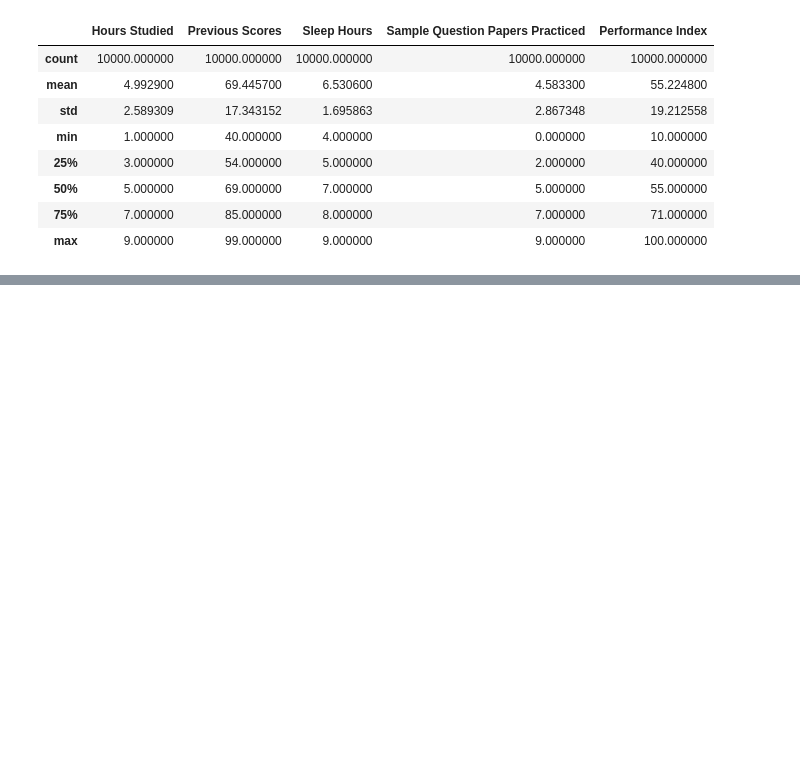
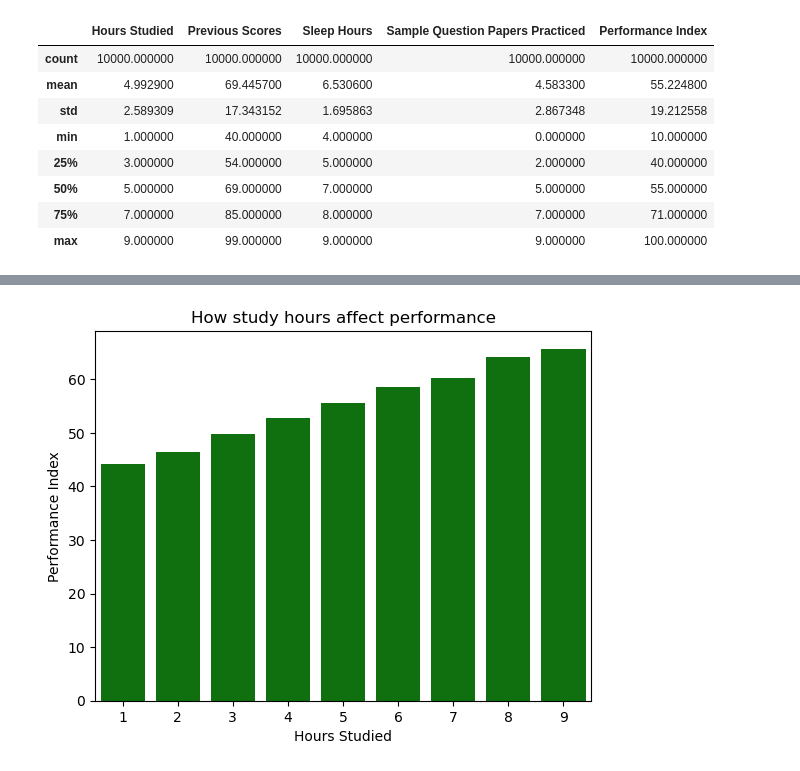
Before and after one commit to cathym20/Student-Performance, a Jupyter notebook: performance_regression.ipynb, the cells around one changed output, grey strips where cells are left out. Drawn from its saved outputs; the diff is of its cells as text; code cells hidden in the pictures; blank space fills up the shorter version.

```diff
--- a/performance_regression.ipynb
+++ b/performance_regression.ipynb
@@ -55,0 +69,3 @@ df.describe()
+# %%
+hours_studied = df.groupby('Hours Studied')['Performance Index'].mean().reset_index()
+hours_studied
@@ -55,0 +83,6 @@ df.describe()
+# %%
+sns.barplot(x=hours_studied['Hours Studied'],y=hours_studied['Performance Index'],color='green')
+plt.title('How study hours affect performance')
+plt.show()
+# %% [output]
+[figure, added]
```
Also changed, not shown: parts of 5 cells of this notebook.
